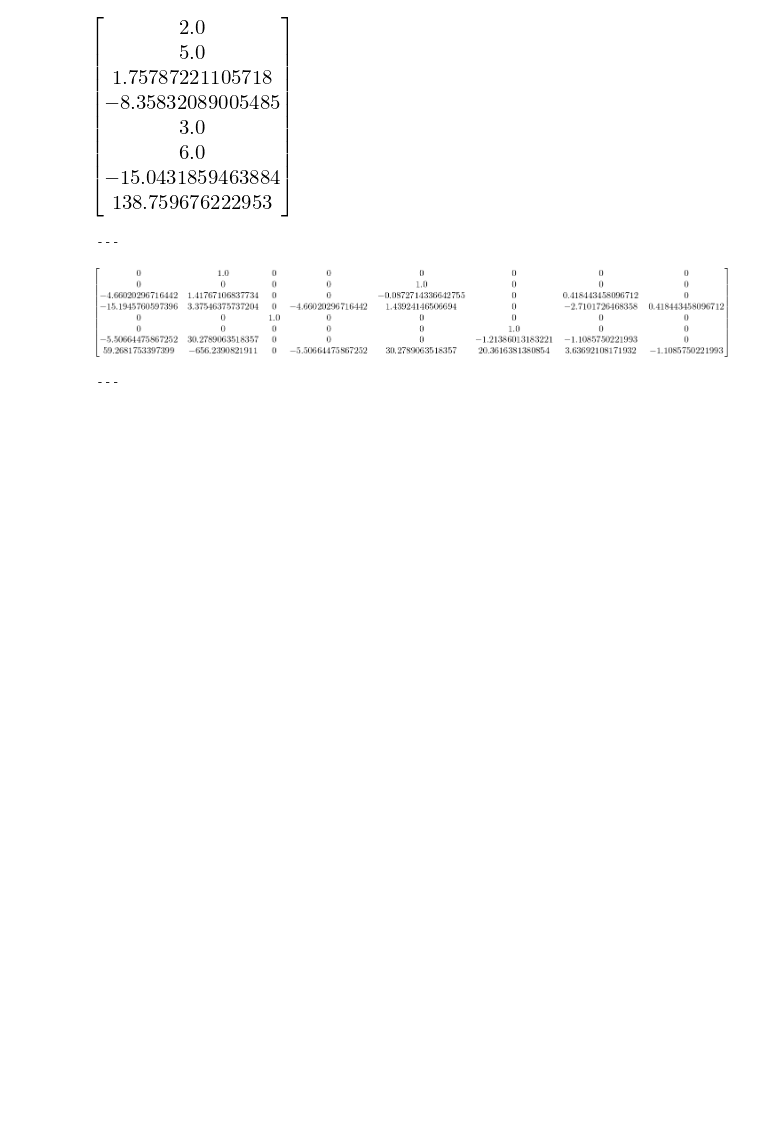
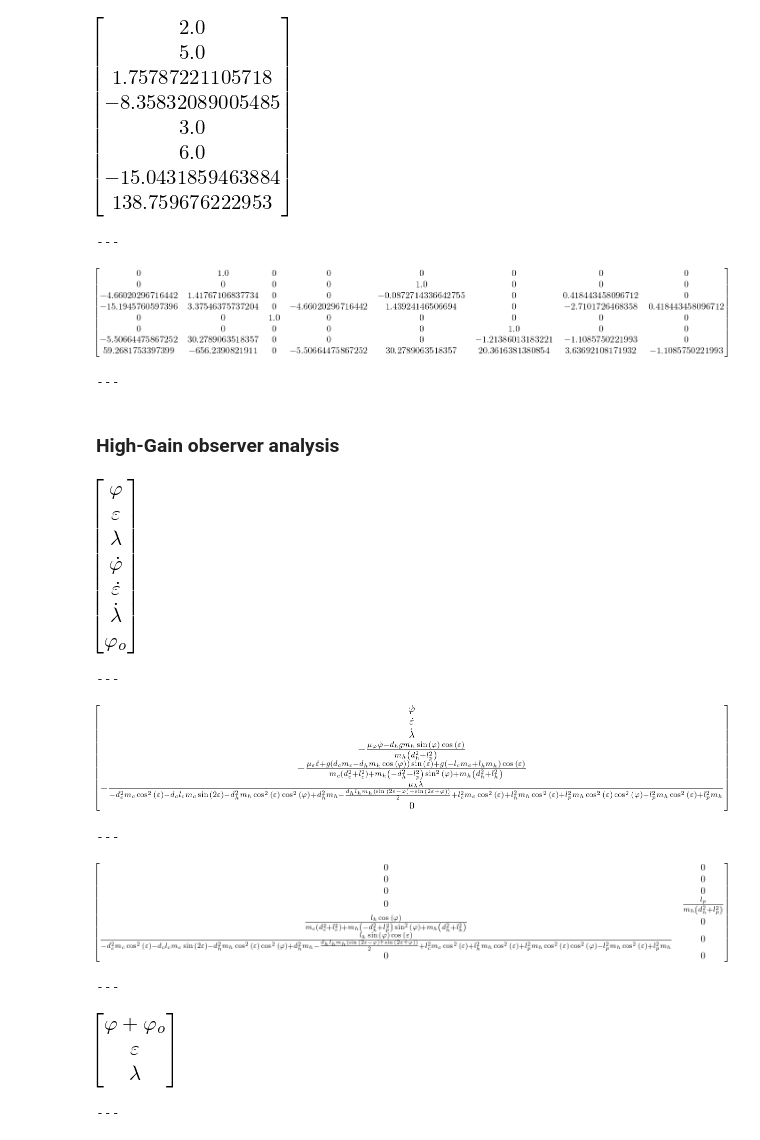
Before and after one commit to Rojetto/helicopter_thesis_code, a Jupyter notebook: scripts/nonlinear_analysis.ipynb, the cells around one changed output. Cells and saved outputs as stored; diff of their text form; code cells hidden in the pictures; blank space fills up the shorter version.

Commit message:
Some nonlinear observer analysis

```diff
--- a/scripts/nonlinear_analysis.ipynb
+++ b/scripts/nonlinear_analysis.ipynb
@@ -234,3 +230,20 @@ phi_jacobian_eval = sp.N(phi.jacobian(x_ext2).subs(x_subs)) ##:
 ---
 [figure]
 ---
+# %% [markdown]
+### High-Gain observer analysis
+# %%
+phi_o = sp.Symbol('varphi_o')
+x_obs = sb.row_stack(x, phi_o) ##:
+f_obs = sb.row_stack(f, sp.S(0)) ##:
+g_obs = sb.col_stack(sb.row_stack(g1, sp.S(0)), sb.row_stack(g2, sp.S(0))) ##:
+h_obs = sp.Matrix([phi + phi_o, eps, lamb]) ##:
+# %% [output]
+[figure, added]
+---
+[figure, added]
+---
+[figure, added]
+---
+[figure, added]
+---
```
Also changed, not shown: parts of 7 cells of this notebook.
